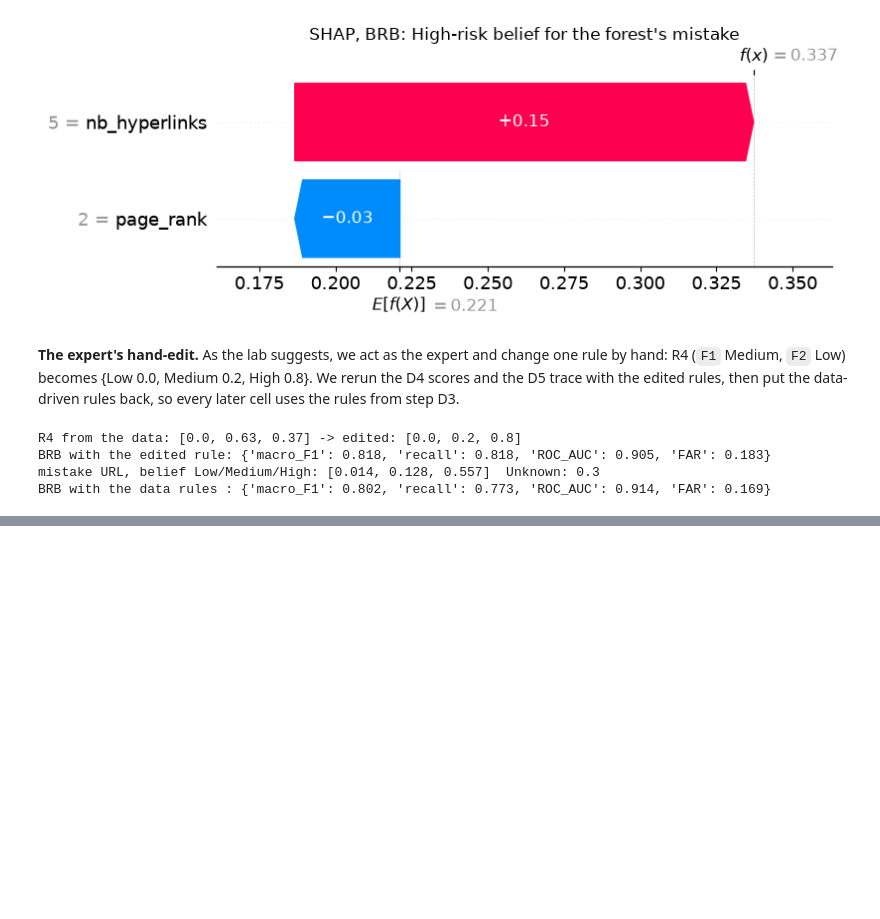
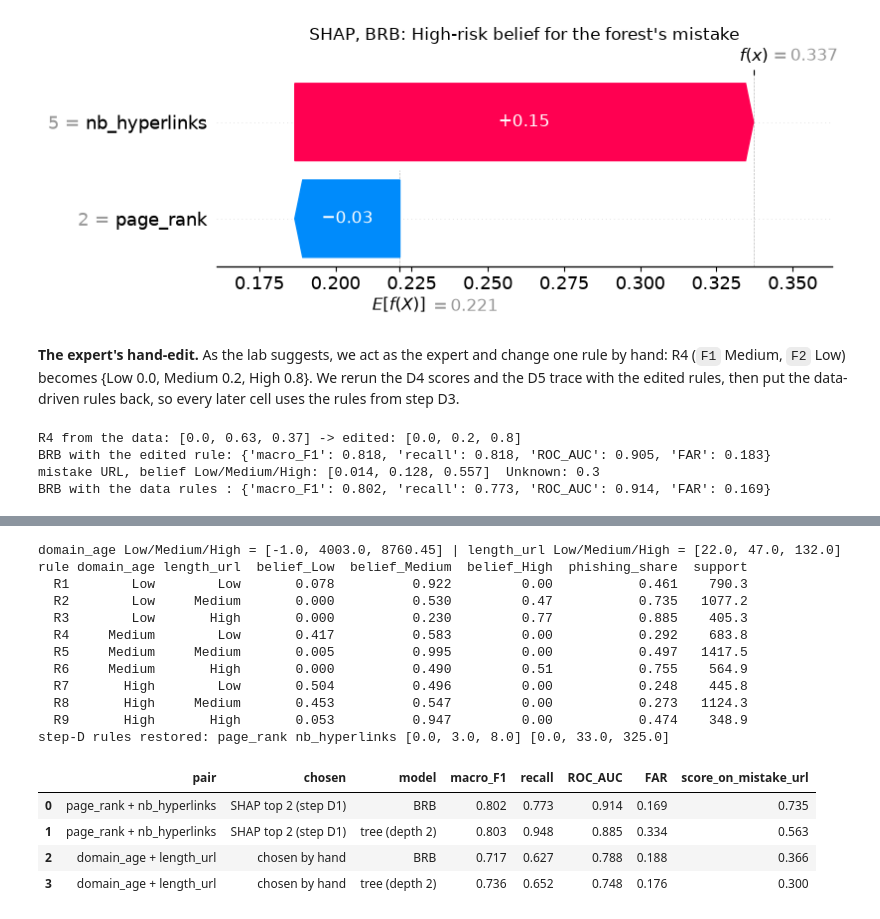
Before and after one commit to steve-nt/AI-for-Cybersecurity-Lab4.1, a Jupyter notebook: lab4_1_explaining_phishing_detectors.ipynb, the cells around one changed output, grey strips where cells are left out. Cells and saved outputs as stored; diff of their text form; code cells hidden in the pictures; blank space fills up the shorter version.

```diff
--- a/lab4_1_explaining_phishing_detectors.ipynb
+++ b/lab4_1_explaining_phishing_detectors.ipynb
@@ -1374,0 +1493,68 @@ BRB with the data rules : {'macro_F1': 0.802, 'recall': 0.773, 'ROC_AUC': 0.914,
+# %%
+# STEP X3
+def brb_for_pair(f1, f2):
+    """Build the D3 rules for another feature pair, score them as in D4, then restore the D rules."""
+    global F1, F2, refs1, refs2, rules
+    saved = (F1, F2, refs1, refs2, rules)
+    try:
+        F1, F2 = f1, f2
+        refs1 = X_train[f1].quantile([0.05, 0.50, 0.95]).round(2).tolist()
+        refs2 = X_train[f2].quantile([0.05, 0.50, 0.95]).round(2).tolist()
+        assert refs1[0] < refs1[1] < refs1[2] and refs2[0] < refs2[1] < refs2[2]
+        A2 = np.array([calculate_activation_weights(transform_to_belief(a, refs1),
+                                                    transform_to_belief(b, refs2))
+                       for a, b in X_train[[f1, f2]].values])
+        sup = A2.sum(axis=0)
+        shr = (A2 * y_train.values[:, None]).sum(axis=0) / np.maximum(sup, 1e-9)
+        rules = [transform_to_belief(s, [0.0, 0.5, 1.0]) for s in shr]
+        table = pd.DataFrame({
+            "rule": [f"R{k + 1}" for k in range(9)],
+            f1: [["Low", "Medium", "High"][k // 3] for k in range(9)],
+            f2: [["Low", "Medium", "High"][k % 3] for k in range(9)],
+            "belief_Low": [round(r[0], 3) for r in rules],
+            "belief_Medium": [round(r[1], 3) for r in rules],
+            "belief_High": [round(r[2], 3) for r in rules],
+            "phishing_share": shr.round(3), "support": sup.round(1)})
+        scores = report(brb, X_test, y_test)
+        score_wrong = float(brb.predict_proba(X_test.iloc[[i_wrong]])[0, 1])
+        return refs1, refs2, table, scores, score_wrong
+    finally:
+        F1, F2, refs1, refs2, rules = saved
+
+pairs = [(F1, F2, "SHAP top 2 (step D1)"), ("domain_age", "length_url", "chosen by hand")]
+rows = []
+for f1, f2, how in pairs:
+    r1, r2, table, scores, score_wrong = brb_for_pair(f1, f2)
+    t2 = DecisionTreeClassifier(max_depth=2, random_state=42).fit(X_train[[f1, f2]], y_train)
+    rows.append({"pair": f"{f1} + {f2}", "chosen": how, "model": "BRB", **scores,
+                 "score_on_mistake_url": round(score_wrong, 3)})
+    rows.append({"pair": f"{f1} + {f2}", "chosen": how, "model": "tree (depth 2)",
+                 **report(t2, X_test[[f1, f2]], y_test), "score_on_mistake_url":
+                 round(float(t2.predict_proba(X_test[[f1, f2]].iloc[[i_wrong]])[0, 1]), 3)})
+    if how == "chosen by hand":
+        print(f1, "Low/Medium/High =", r1, "|", f2, "Low/Medium/High =", r2)
+        print(table.to_string(index=False))
+        table.to_csv("results/tables/X3_rules_domain_age_length_url.csv", index=False)
+
+x3_pairs = pd.DataFrame(rows)
+x3_pairs.to_csv("results/tables/X3_brb_pairs.csv", index=False)
+print("step-D rules restored:", F1, F2, refs1, refs2)
+x3_pairs
+# %% [output]
+domain_age Low/Medium/High = [-1.0, 4003.0, 8760.45] | length_url Low/Medium/High = [22.0, 47.0, 132.0]
+rule domain_age length_url  belief_Low  belief_Medium  belief_High  phishing_share  support
+  R1        Low        Low       0.078          0.922         0.00           0.461    790.3
+  R2        Low     Medium       0.000          0.530         0.47           0.735   1077.2
+  R3        Low       High       0.000          0.230         0.77           0.885    405.3
+  R4     Medium        Low       0.417          0.583         0.00           0.292    683.8
+  R5     Medium     Medium       0.005          0.995         0.00           0.497   1417.5
+  R6     Medium       High       0.000          0.490         0.51           0.755    564.9
+  R7       High        Low       0.504          0.496         0.00           0.248    445.8
+  R8       High     Medium       0.453          0.547         0.00           0.273   1124.3
+  R9       High       High       0.053          0.947         0.00           0.474    348.9
+step-D rules restored: page_rank nb_hyperlinks [0.0, 3.0, 8.0] [0.0, 33.0, 325.0]
+|  | pair | chosen | model | macro_F1 | recall | ROC_AUC | FAR | score_on_mistake_url |
+| 0 | page_rank + nb_hyperlinks | SHAP top 2 (step D1) | BRB | 0.802 | 0.773 | 0.914 | 0.169 | 0.735 |
+| 1 | page_rank + nb_hyperlinks | SHAP top 2 (step D1) | tree (depth 2) | 0.803 | 0.948 | 0.885 | 0.334 | 0.563 |
+| 2 | domain_age + length_url | chosen by hand | BRB | 0.717 | 0.627 | 0.788 | 0.188 | 0.366 |
+| 3 | domain_age + length_url | chosen by hand | tree (depth 2) | 0.736 | 0.652 | 0.748 | 0.176 | 0.300 |
```
Also changed, not shown: parts of 16 cells of this notebook, 12 other files.
